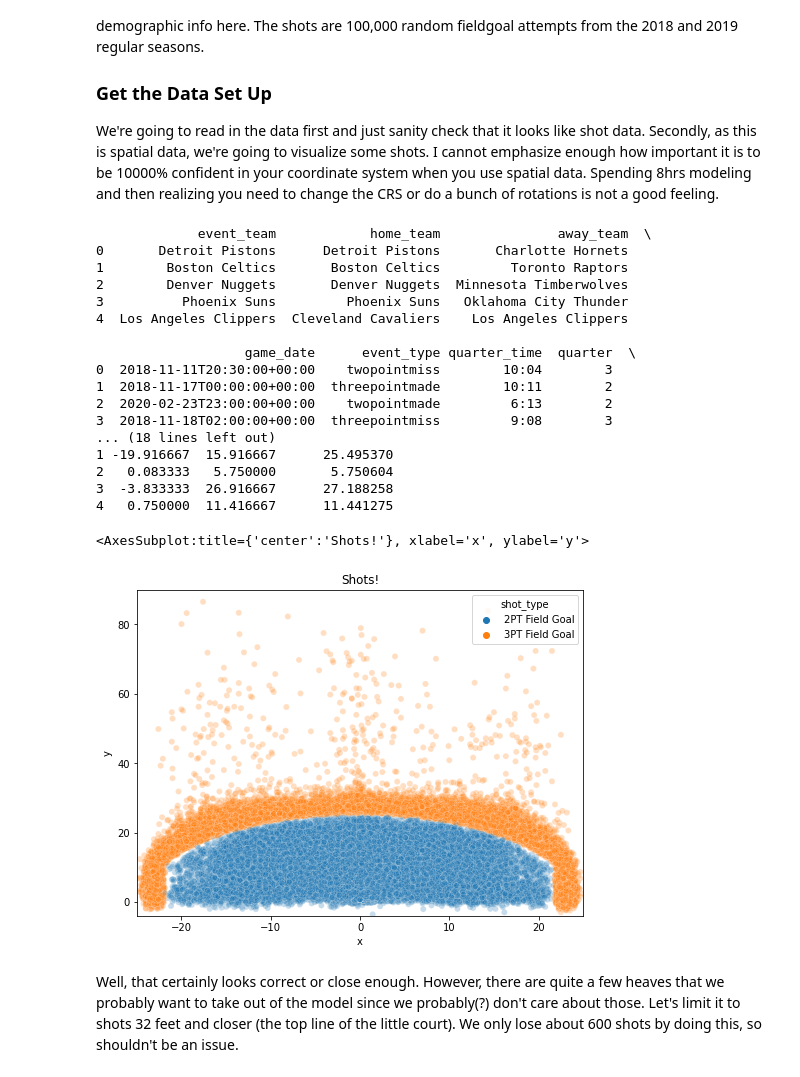
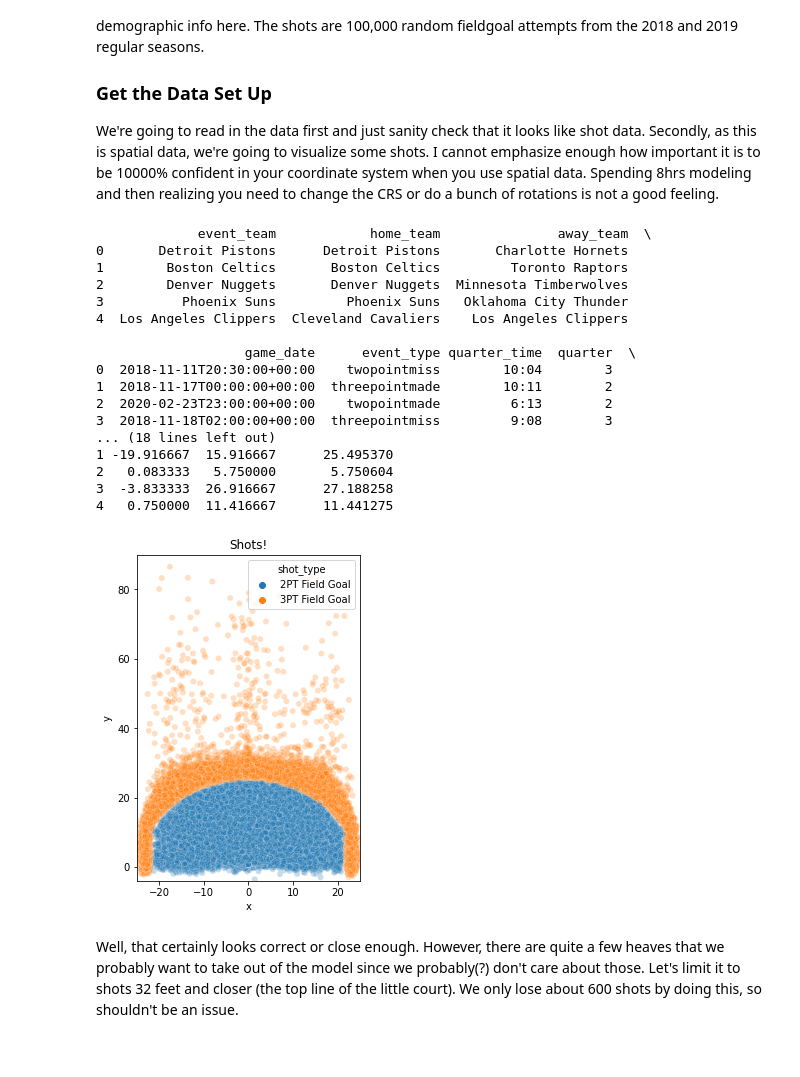
Before and after one commit to anpatton/basic-nba-tutorials, a Jupyter notebook: shot-quality/how_to_make_shot_quality_model.ipynb, the cells around one changed output. Saved outputs shown, nothing was run; the diff lists cells and outputs as text; code cells hidden in the pictures.

Commit message:
fixed notebook graphics for real this time

```diff
--- a/shot-quality/how_to_make_shot_quality_model.ipynb
+++ b/shot-quality/how_to_make_shot_quality_model.ipynb
@@ -20,37 +20,37 @@ import matplotlib.pyplot as plt
 all_shots = pd.read_csv("data/shots.csv")
 print(all_shots.head())
 
-f, ax = plt.subplots(figsize=(8, 6))
+f, ax = plt.subplots(figsize=(4, 6))
 #plt.axis('equal')
 plt.xlim(-25, 25)
 plt.ylim(-4, 90)
 plt.title("Shots!")
 sns.scatterplot(
     data=all_shots,
     x="x",
     y="y",
     hue="shot_type",
     alpha = 0.25)
+plt.show()
 # %% [output]
              event_team            home_team               away_team  \
 0       Detroit Pistons      Detroit Pistons       Charlotte Hornets
 1        Boston Celtics       Boston Celtics         Toronto Raptors
 2        Denver Nuggets       Denver Nuggets  Minnesota Timberwolves
 3          Phoenix Suns         Phoenix Suns   Oklahoma City Thunder
 4  Los Angeles Clippers  Cleveland Cavaliers    Los Angeles Clippers
 
                    game_date      event_type quarter_time  quarter  \
 0  2018-11-11T20:30:00+00:00    twopointmiss        10:04        3
 1  2018-11-17T00:00:00+00:00  threepointmade        10:11        2
 2  2020-02-23T23:00:00+00:00    twopointmade         6:13        2
 3  2018-11-18T02:00:00+00:00  threepointmiss         9:08        3
 ... (18 lines left out)
 1 -19.916667  15.916667      25.495370
 2   0.083333   5.750000       5.750604
 3  -3.833333  26.916667      27.188258
 4   0.750000  11.416667      11.441275
-<AxesSubplot:title={'center':'Shots!'}, xlabel='x', ylabel='y'>
-[figure, old version]
+[figure, new version]
 # %% [markdown]
 Well, that certainly looks correct or close enough. However, there are quite a few heaves that we probably want to take out of the model since we probably(?) don't care about those. Let's limit it to shots 32 feet and closer (the top line of the little court). We only lose about 600 shots by doing this, so shouldn't be an issue.
 # %%
```
Also changed, not shown: parts of 6 cells of this notebook.
